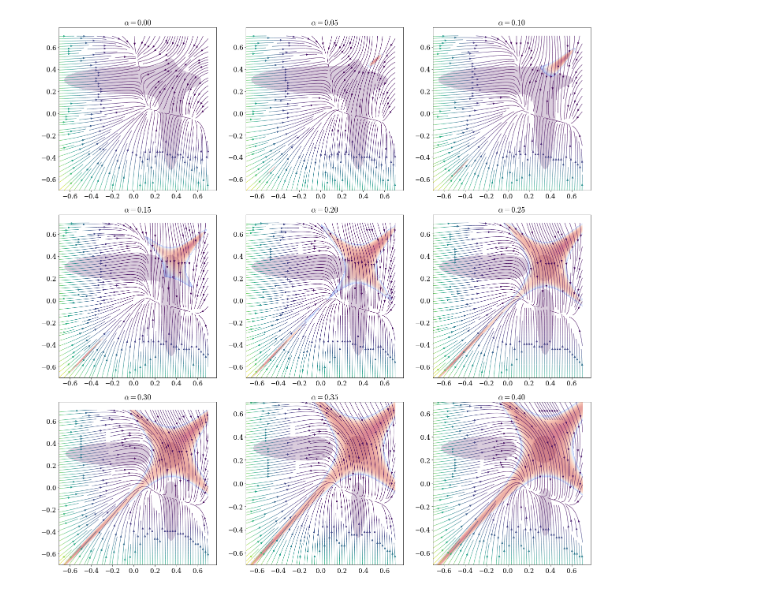
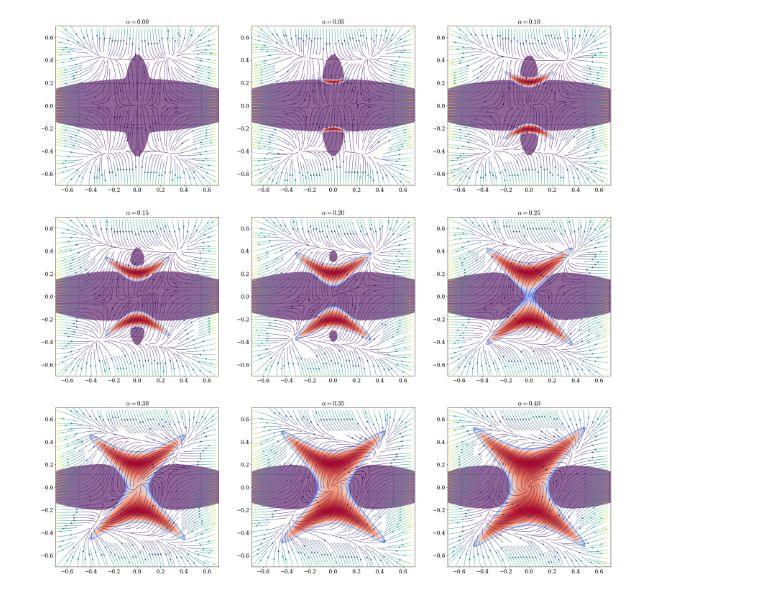
Before and after one commit to martkjoh/slange, a Jupyter notebook: NRCH/NRCH copy 4.ipynb, the cells around one changed output. Saved outputs shown, nothing was run; the diff lists cells and outputs as text; code cells hidden in the pictures.

```diff
--- a/NRCH/NRCH copy 4.ipynb
+++ b/NRCH/NRCH copy 4.ipynb
@@ -11,8 +11,8 @@ plt.rc("font", family="serif", size=16)
 plt.rc("mathtext", fontset="cm")
 plt.rc("lines", lw=2)
 # %%
-c = np.matrix([[.2, .5], [.1, .5]])
-x = np.array([-.2, .2])
+c = np.matrix([[.2, -.2], [.4, -.4]])
+x = np.array([0, .4])
 
 
 def f(phi, a):
@@ -51,20 +51,20 @@ def Ci (x, a):
 # %%
 n = 500
 a = .7
 x1, x2 = np.linspace(-a, a, n), np.linspace(-a, a, n)
 x1, x2 = np.meshgrid(x1, x2)
 
 aa = np.linspace(0, .4, 9)
-fig, ax = plt.subplots(3, 3, figsize=(20, 20))
+fig, ax = plt.subplots(3, 3, figsize=(30, 30))
 
 for n, a in enumerate(aa):
     xs = [x1, x2]
     u, v = f([x1, x2], a )
     l = np.sqrt( u**2 + v**2)
     ax[n//3, n%3].pcolormesh(x1, x2, Cr(xs, a), alpha=.2)
     ax[n//3, n%3].pcolormesh(x1, x2, Ci(xs, a), alpha=.5, cmap='coolwarm')
     ax[n//3, n%3].streamplot(x1, x2, u, v, color=l, density=2., linewidth=1)
     ax[n//3, n%3].set_title("$\\alpha={:.2f}$".format(a))
-plt.tight_layout()
+# plt.tight_layout()
 # %% [output]
-[figure, old version]
+[figure, new version]
```
Also changed, not shown: 3 other files.
